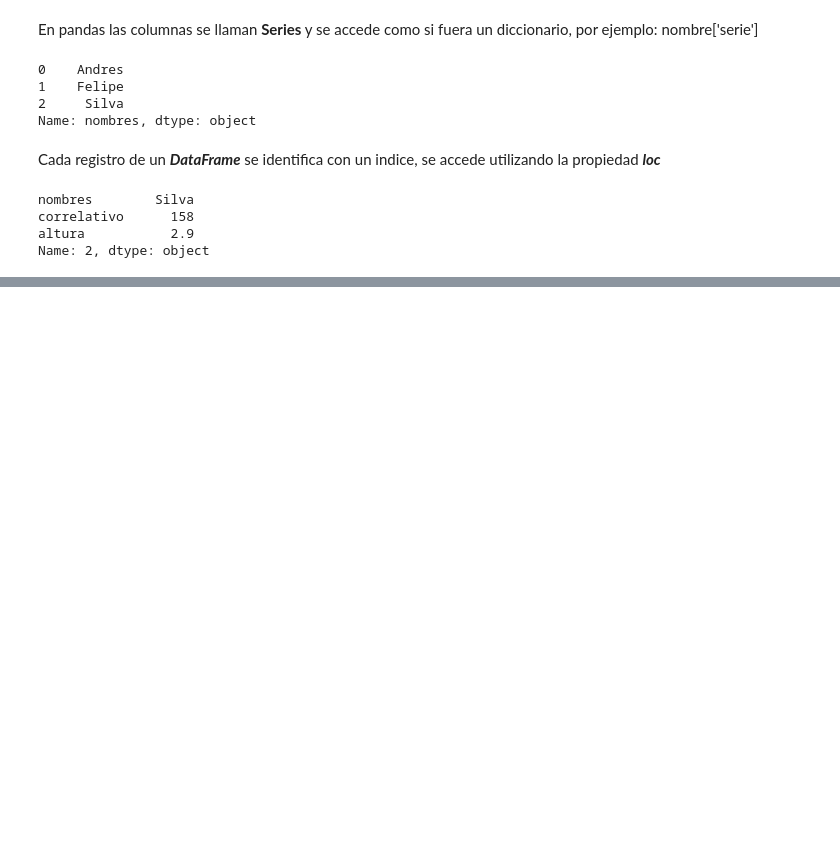
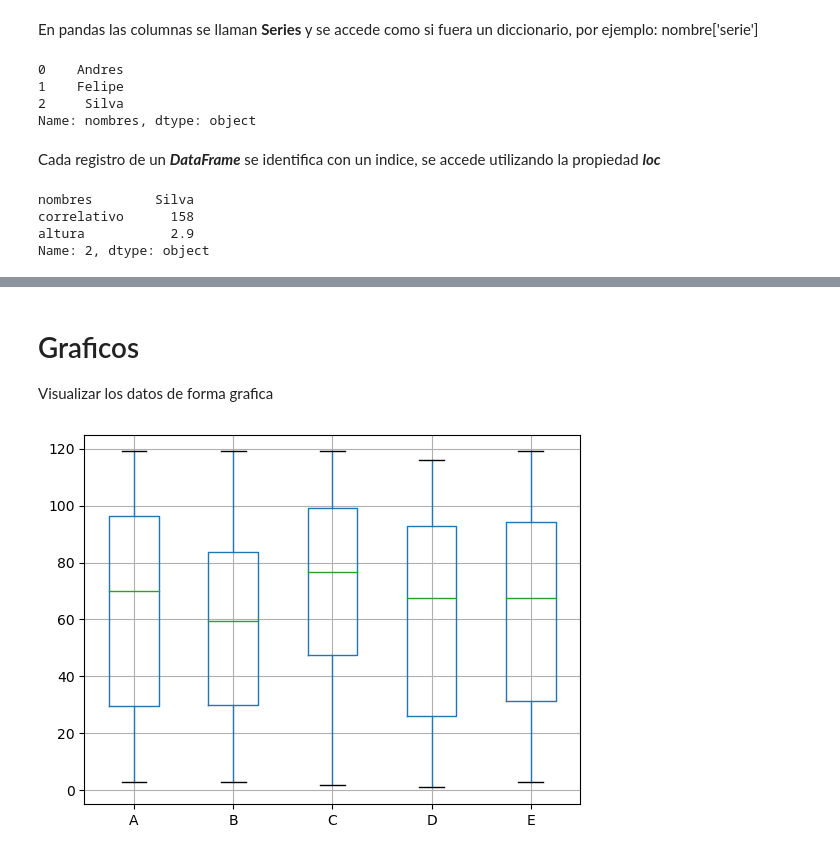
Before and after one commit to AND3SIL4/clases-ai, a Jupyter notebook: youtube/Introducción a pandas.ipynb, the cells around one changed output, grey strips where cells are left out. Saved outputs shown, nothing was run; the diff lists cells and outputs as text; code cells hidden in the pictures; blank space fills up the shorter version.

```diff
--- a/youtube/Introducción a pandas.ipynb
+++ b/youtube/Introducción a pandas.ipynb
@@ -75,0 +87,14 @@ Name: 2, dtype: object
+# %%
+# Creacion de un conjunto de datos aleatorios
+
+numeros = np.random.randint(
+    0, 120, # Numero aleatorios entre 0, 120
+    size=(50, 5) # matriz 50x5
+)
+columns = ['A', 'B', 'C', 'D', 'E'] # Nombre columnas
+
+# Creacion de data frame
+prueba_df = pd.DataFrame(numeros, columns=columns)
+
+# Mostrar data frame en funcion de cantidad de filas
+prueba_df.head(10)
@@ -75,0 +113,11 @@ Name: 2, dtype: object
+# %% [markdown]
+# Graficos
+
+Visualizar los datos de forma grafica
+# %%
+# Distribucion o candela (boxplot)
+# Promedio, max y min, cuartiles, dispersion de datos (uniformidad)
+prueba_df.boxplot()
+plt.show()
+# %% [output]
+[figure, added]
```
Also changed, not shown: parts of 7 cells of this notebook.
